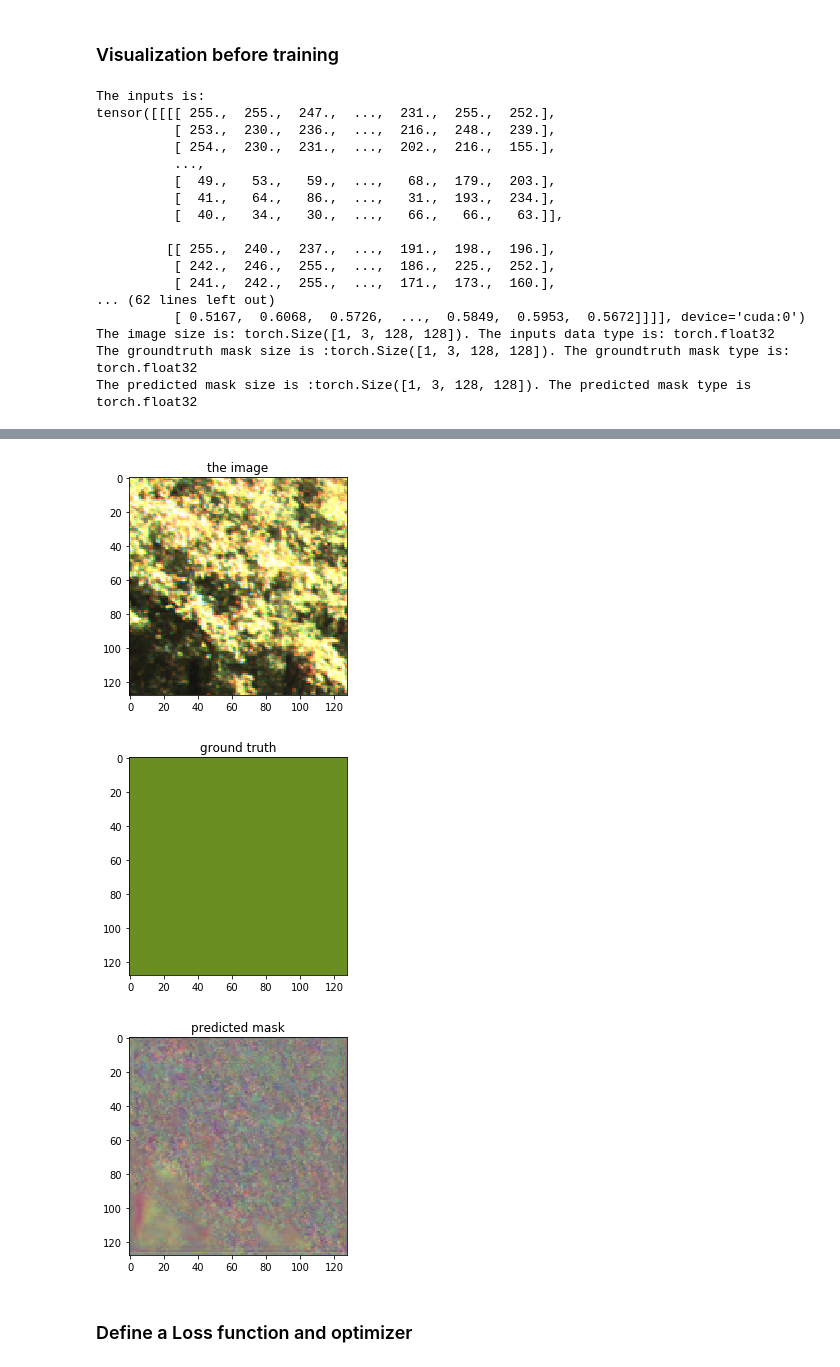
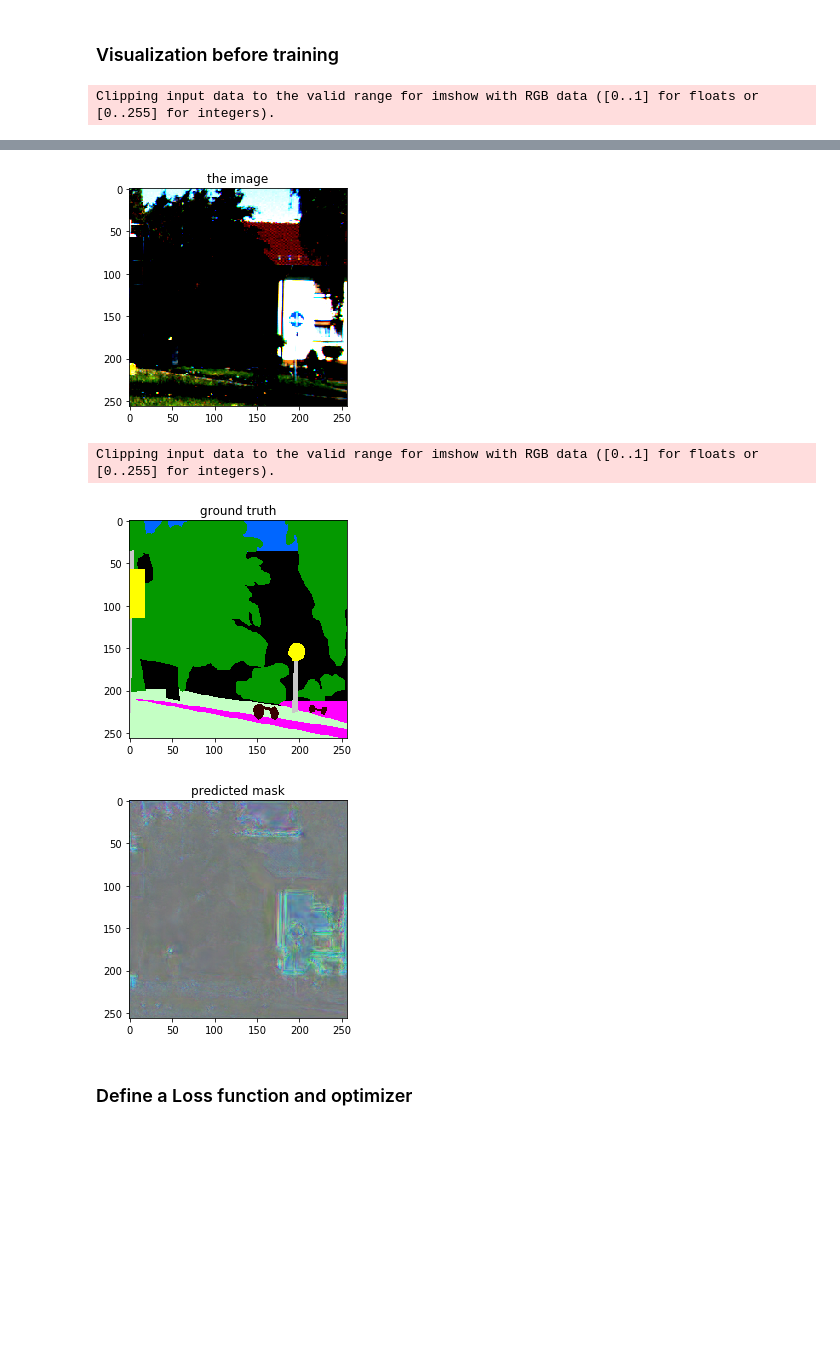
Before and after one commit to xysong1201/MRIImage_segmentation, a Jupyter notebook: Unet.ipynb, the cells around one changed output, grey strips where cells are left out. Saved outputs shown, nothing was run; the diff lists cells and outputs as text; code cells hidden in the pictures; blank space fills up the shorter version.

```diff
--- a/Unet.ipynb
+++ b/Unet.ipynb
@@ -248,7 +350,8 @@ The composed transformed image:
 # %% [markdown]
 ### Make several transformed datasets, which are subsets of the datasets
 # %%
-composed = transforms.Compose([RandomCrop(128), ToTensor()])
+composed = transforms.Compose([RandomCrop(256), ToTensor()])
+validation_dataset = TrainDataset(train_dir = validation, semantic_dir = validation_mask, transform = composed)
 transformed_dataset_A = TrainDataset(train_dir=train, semantic_dir =train_mask, transform = composed)
 transformed_dataset_B = TrainDataset(train_dir=train, semantic_dir =train_mask, transform = composed)
 transformed_dataset_C = TrainDataset(train_dir=train, semantic_dir =train_mask, transform = composed)
@@ -475,7 +577,7 @@ class UNet(nn.Module):
         x = self.up3(x, x2)
         x = self.up4(x, x1)
         x = self.outc(x)
-        return torch.sigmoid(x)
+        return F.sigmoid(x)
 # %% [markdown]
 #### Unet parameters
 # %%
@@ -574,18 +676,31 @@ tensor([[[[ 0.4814,  0.5334,  0.4770,  ...,  0.5527,  0.5513,  0.4851],
 # %%
 for i_batch, sample_batched in enumerate(train_loader):
 
+
     # Prepare the data
     inputs, labels = sample_batched['image'], sample_batched['semantic']
+
     inputs_float = inputs.type(torch.FloatTensor)
-    labels_float = labels.type(torch.FloatTensor)/255
+    labels_float = labels.type(torch.FloatTensor)
 
+    mean_inputs = torch.mean(inputs_float)
+    mean_labels = torch.mean(labels_float)
+
+    inputs_final = inputs_float - mean_inputs
+    labels_final = labels_float - mean_labels
+
+    inputs_final /= torch.std(inputs_final)
+    labels_final /= torch.std(labels_final)
+
+    #Analyse the data
     print("The inputs is: ")
-    print(inputs_float)
+    print(inputs_final)
 
     print('\n The groundtruth label is: ')
-    print(labels_float)
+    print(labels_final)
 
-    outputs = unet(inputs_float.cuda())
+    #feed the network
+    outputs = unet(inputs_final.cuda())
     print("\n The output is: ")
     print(outputs.dtype)
     print(outputs)
@@ -596,12 +711,12 @@ for i_batch, sample_batched in enumerate(train_loader):
 
 
     #Visualisaton
-    image_in = inputs_float.detach().squeeze().permute(1,2,0)
-    image_mask = labels_float.detach().squeeze().permute(1,2,0)
+    image_in = inputs_final.detach().squeeze().permute(1,2,0)
+    image_mask = labels_final.detach().squeeze().permute(1,2,0)
     image_out = outputs.detach().squeeze().permute(1,2,0)
 
-#
-    plt.imshow(image_in.type(torch.ByteTensor))
+
+    plt.imshow(image_in)
     plt.title("the image")
     plt.pause(1)
 
@@ -617,20 +732,4 @@ for i_batch, sample_batched in enumerate(train_loader):
 
         break
 # %% [output]
-The inputs is:
-tensor([[[[ 255.,  255.,  247.,  ...,  231.,  255.,  252.],
-          [ 253.,  230.,  236.,  ...,  216.,  248.,  239.],
-          [ 254.,  230.,  231.,  ...,  202.,  216.,  155.],
-          ...,
-          [  49.,   53.,   59.,  ...,   68.,  179.,  203.],
-          [  41.,   64.,   86.,  ...,   31.,  193.,  234.],
-          [  40.,   34.,   30.,  ...,   66.,   66.,   63.]],
-
-         [[ 255.,  240.,  237.,  ...,  191.,  198.,  196.],
-          [ 242.,  246.,  255.,  ...,  186.,  225.,  252.],
-          [ 241.,  242.,  255.,  ...,  171.,  173.,  160.],
-... (62 lines left out)
-          [ 0.5167,  0.6068,  0.5726,  ...,  0.5849,  0.5953,  0.5672]]]], device='cuda:0')
-The image size is: torch.Size([1, 3, 128, 128]). The inputs data type is: torch.float32
-The groundtruth mask size is :torch.Size([1, 3, 128, 128]). The groundtruth mask type is: torch.float32
-The predicted mask size is :torch.Size([1, 3, 128, 128]). The predicted mask type is torch.float32
+Clipping input data to the valid range for imshow with RGB data ([0..1] for floats or [0..255] for integers).
@@ -637,6 +753,7 @@ The predicted mask size is :torch.Size([1, 3, 128, 128]). The predicted mask typ
-[figure, old version]
+[figure, new version]
+Clipping input data to the valid range for imshow with RGB data ([0..1] for floats or [0..255] for integers).
-[figure, old version]
+[figure, new version]
-[figure, old version]
+[figure, new version]
 # %% [markdown]
 ### Define a Loss function and optimizer
 # %%
```
Also changed, not shown: parts of 20 cells of this notebook, 4 other files.
